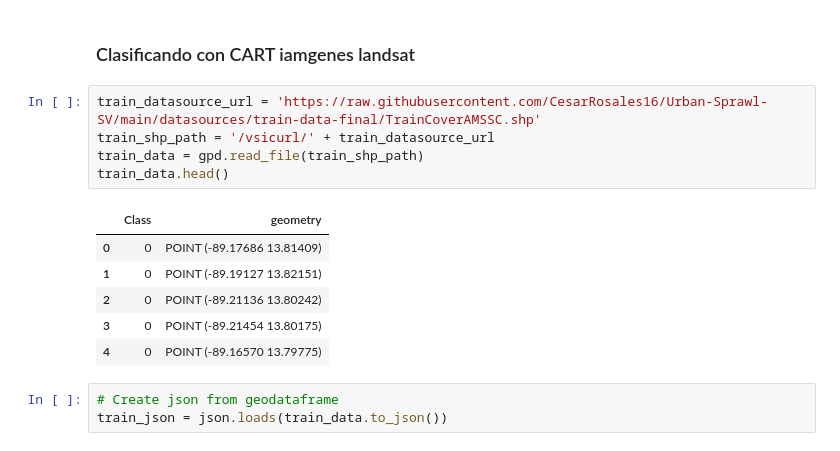
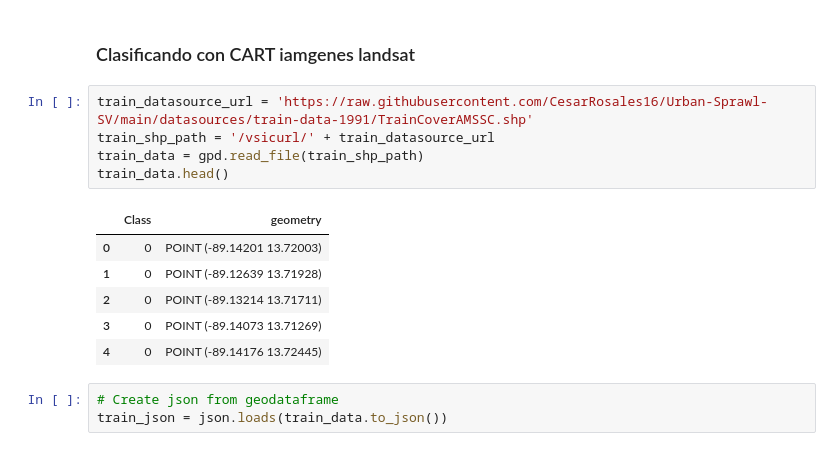
Before and after one commit to CesarRosales16/urban-sprawl-sv, a Jupyter notebook: Expansion_Urbana_AMSS.ipynb, the cells around one changed output. Drawn from its saved outputs; the diff is of its cells as text.

```diff
--- a/Expansion_Urbana_AMSS.ipynb
+++ b/Expansion_Urbana_AMSS.ipynb
@@ -616,17 +606,17 @@ land_cover_palette = [
 # %% [markdown]
 ### Clasificando con CART iamgenes landsat
 # %%
-train_datasource_url = 'https://raw.githubusercontent.com/CesarRosales16/Urban-Sprawl-SV/main/datasources/train-data-final/TrainCoverAMSSC.shp'
+train_datasource_url = 'https://raw.githubusercontent.com/CesarRosales16/Urban-Sprawl-SV/main/datasources/train-data-1991/TrainCoverAMSSC.shp'
 train_shp_path = '/vsicurl/' + train_datasource_url
 train_data = gpd.read_file(train_shp_path)
 train_data.head()
 # %% [output]
 |  | Class | geometry |
-| 0 | 0 | POINT (-89.17686 13.81409) |
-| 1 | 0 | POINT (-89.19127 13.82151) |
-| 2 | 0 | POINT (-89.21136 13.80242) |
-| 3 | 0 | POINT (-89.21454 13.80175) |
-| 4 | 0 | POINT (-89.16570 13.79775) |
+| 0 | 0 | POINT (-89.14201 13.72003) |
+| 1 | 0 | POINT (-89.12639 13.71928) |
+| 2 | 0 | POINT (-89.13214 13.71711) |
+| 3 | 0 | POINT (-89.14073 13.71269) |
+| 4 | 0 | POINT (-89.14176 13.72445) |
 # %%
 # Create json from geodataframe
 train_json = json.loads(train_data.to_json())
```
Also changed, not shown: parts of 9 cells of this notebook.
